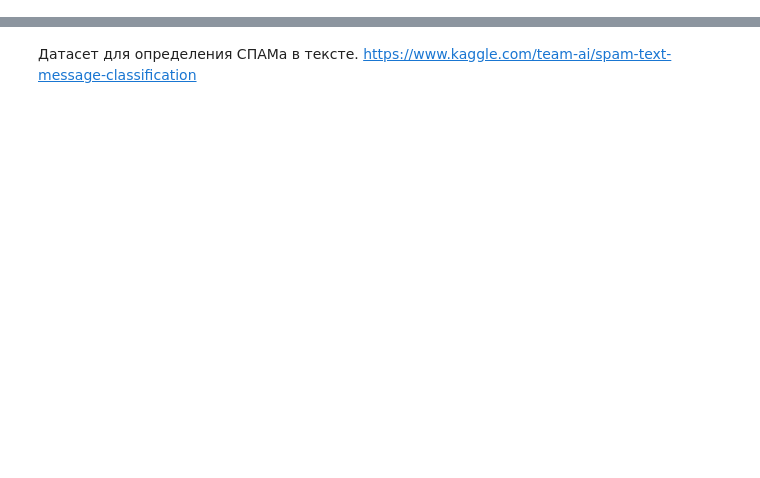
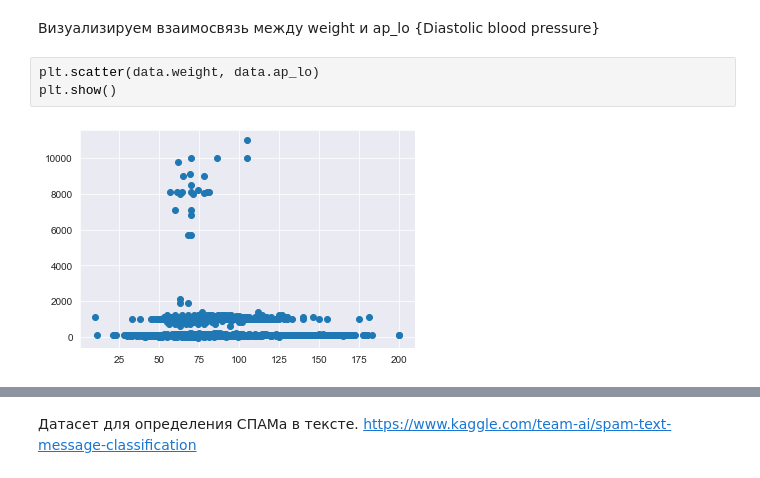
Before and after one commit to yustinaivanova/netology_statistics_february_20, a Jupyter notebook: lecture_5.ipynb, the cells around one changed output, grey strips where cells are left out. Saved outputs shown, nothing was run; the diff lists cells and outputs as text; blank space fills up the shorter version.

```diff
--- a/lecture_5.ipynb
+++ b/lecture_5.ipynb
@@ -2,0 +117,7 @@
+# %% [markdown]
+Визуализируем взаимосвязь между  weight и ap_lo {Diastolic blood pressure}
+# %%
+plt.scatter(data.weight, data.ap_lo)
+plt.show()
+# %% [output]
+[figure, added]
```
Also changed, not shown: parts of 66 cells of this notebook.
